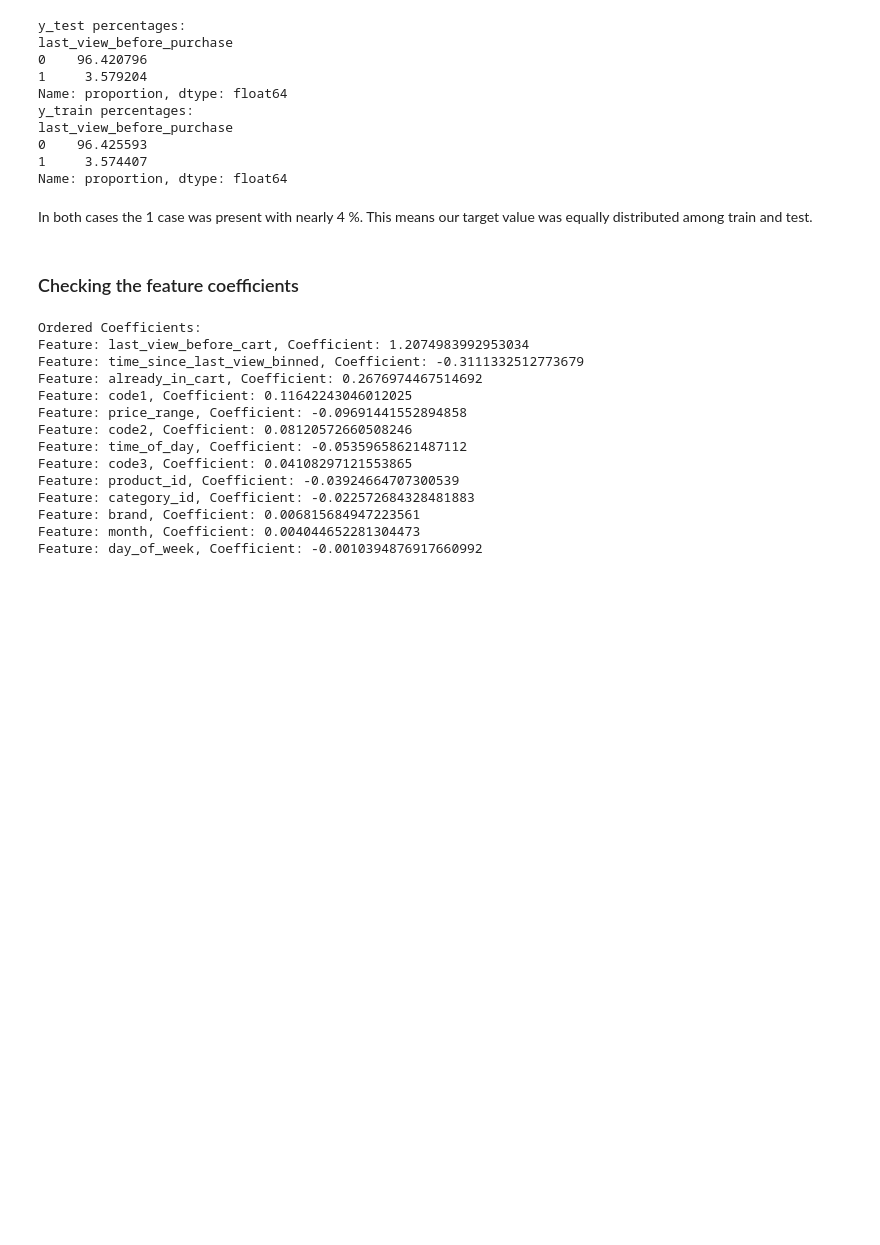
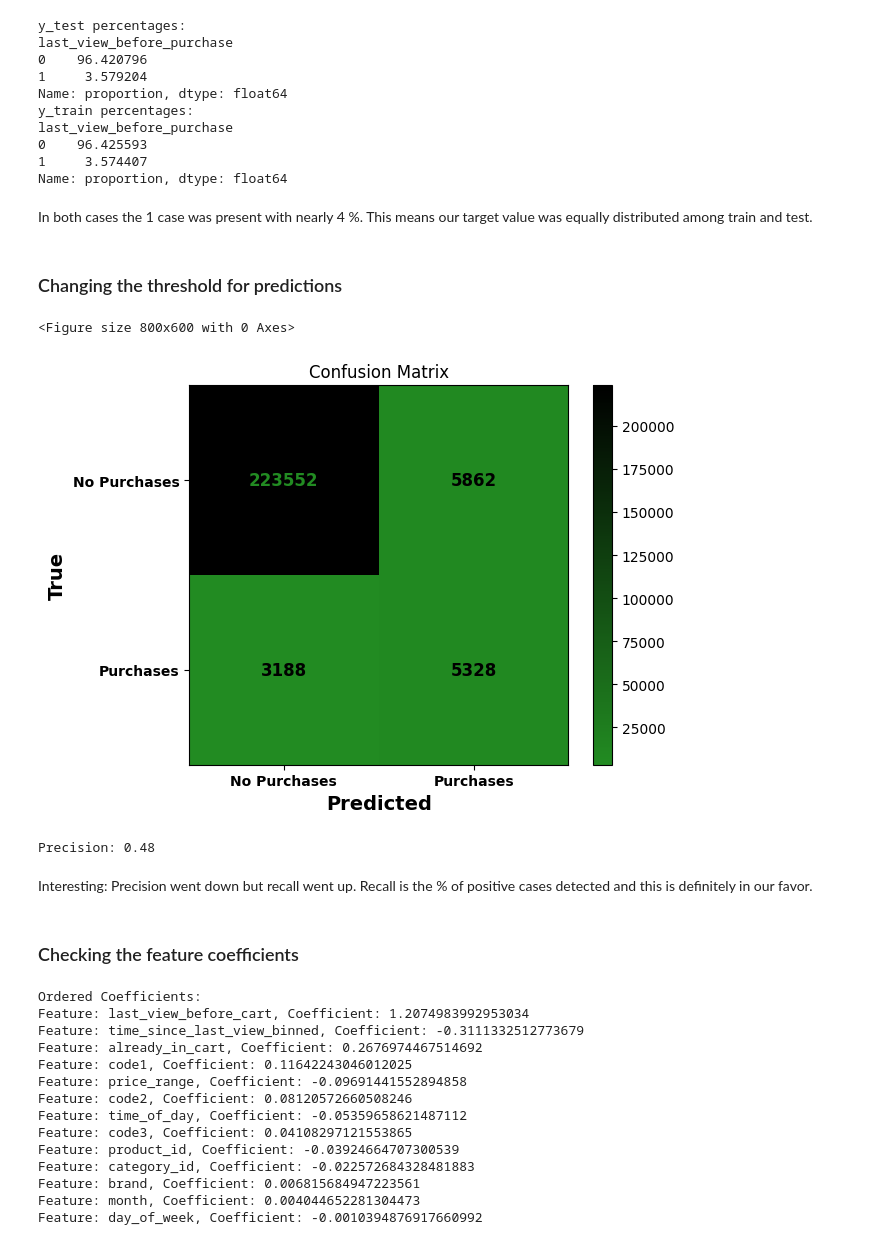
Before and after one commit to Bumbledebee/Purchase-Prediction-Project, a Jupyter notebook: notebook/3:machine_learning_sklearn.ipynb, the cells around one changed output. Drawn from its saved outputs; the diff is of its cells as text; code cells hidden in the pictures; blank space fills up the shorter version.

Commit message:
try out other threshold

```diff
--- a/notebook/3:machine_learning_sklearn.ipynb
+++ b/notebook/3:machine_learning_sklearn.ipynb
@@ -211,6 +211,42 @@ last_view_before_purchase
 Name: proportion, dtype: float64
 # %% [markdown]
 In both cases the 1 case was present with nearly 4 %. This means our target value was equally distributed among train and test.
+# %% [markdown]
+### Changing the threshold for predictions
+# %%
+probabilities = model.predict_proba(X_test)
+# %%
+custom_threshold = 0.36
+predictions = (probabilities[:, 1] >= custom_threshold).astype(int)
+# %%
+# print confusion matrix for Random Forest Classifier without cheating
+cm = confusion_matrix(y_test, predictions)
+disp = ConfusionMatrixDisplay(confusion_matrix=cm, display_labels=model.classes_)
+
+plt.figure(figsize=(8, 6))
+disp.plot(cmap=custom_cmap)
+plt.title('Confusion Matrix')
+plt.xlabel('Predicted', fontdict={'fontsize': 14, 'fontweight': 'bold'})
+plt.ylabel('True', fontdict={'fontsize': 14, 'fontweight': 'bold'})
+plt.xticks([0, 1], ['No Purchases', 'Purchases'], fontdict={'fontsize': 10, 'fontweight': 'bold'})
+plt.yticks([0, 1], ['No Purchases', 'Purchases'], fontdict={'fontsize': 10, 'fontweight': 'bold'})
+for text in disp.text_.ravel():
+    text.set_fontweight('bold')
+    text.set_fontsize(12)
+
+plt.tight_layout()
+plt.show()
+# %% [output]
+<Figure size 800x600 with 0 Axes>
+[figure, added]
+# %%
+# calcuate the precision_score
+precision = precision_score(y_test, predictions)
+print(f'Precision: {precision:.2f}')
+# %% [output]
+Precision: 0.48
+# %% [markdown]
+Interesting: Precision went down but recall went up. Recall is the % of positive cases detected and this is definitely in our favor.
 # %% [markdown]
 ### Checking the feature coefficients
 # %%
```
Also changed, not shown: parts of 5 cells of this notebook.
